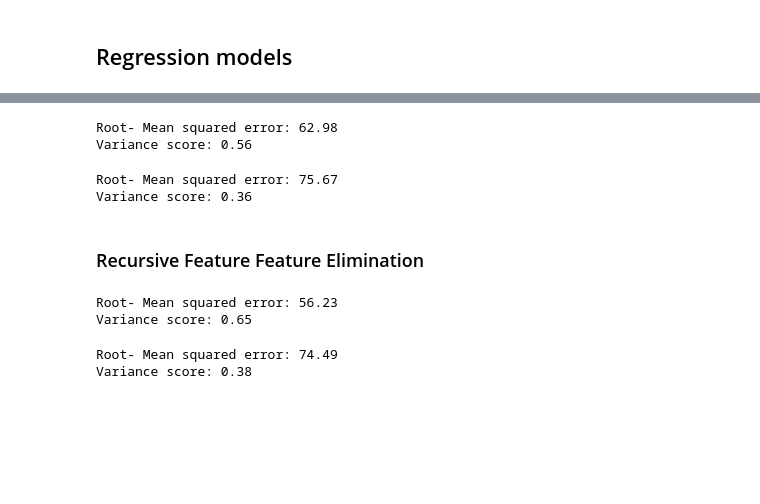
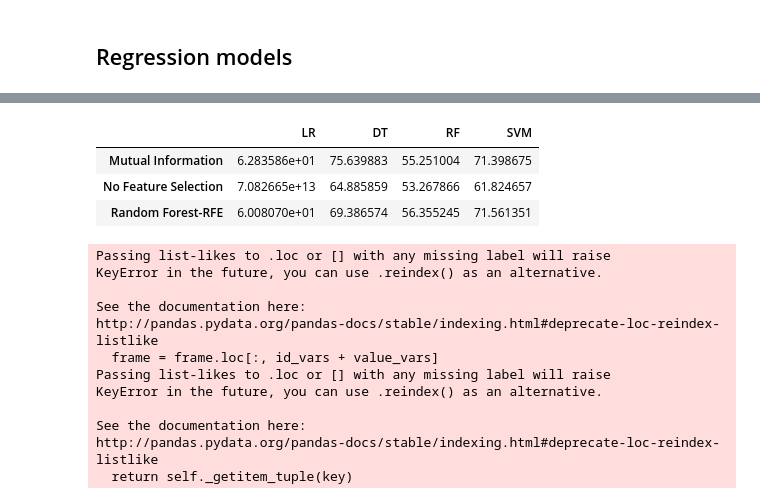
Before and after one commit to CrazyHooch1/modeliranje-tutorial, a Jupyter notebook: Tutorial 2/Final.ipynb, the cells around one changed output, grey strips where cells are left out. Drawn from its saved outputs; the diff is of its cells as text; code cells hidden in the pictures; blank space fills up the shorter version.

```diff
--- a/Tutorial 2/Final.ipynb
+++ b/Tutorial 2/Final.ipynb
@@ -250,6 +249,30 @@ Index(['BalabanJ', 'BertzCT', 'Chi0', 'Chi0v', 'Chi1n', 'Chi1v', 'Chi2v',
       dtype='object')
 # %% [markdown]
 ## Regression models
+# %%
+from collections import defaultdict
+def compare_feature_selection(models, X_train, X_test, y_train, y_test, feat_sel):
+    results_model = []
+    names_model   = []
+
+    for name, model in models:
+        results_fs = defaultdict(list)
+        for key in feat_sel:
+            # Get features
+            features = feat_sel[key]
+
+            # fit model
+            error = fit_regression_model(model, X_train[features], X_test[features], y_train, y_test)
+
+            # Add results
+            results_fs[key].append(error)
+
+        results_model.append(pd.DataFrame(results_fs))
+        names_model.append(name)
+
+    df_final = pd.concat(results_model, axis=0).T
+    df_final.columns = names_model
+    return df_final
 # %%
 def fit_regression_model(model, X_train, X_test, y_train, y_test):
     from math import sqrt
@@ -280,26 +295,7 @@ Variance score: 0.55
-# %%
-lr_model = LinearRegression()
-fit_regression_model(lr_model, X_train[important_features_mi], X_test[important_features_mi], y_train, y_test)
-# %% [output]
-Root- Mean squared error: 62.98
-Variance score: 0.56
-# %%
-dt_model = DecisionTreeRegressor(random_state=44)
-fit_regression_model(dt_model, X_train[important_features_mi], X_test[important_features_mi], y_train, y_test)
-# %% [output]
-Root- Mean squared error: 75.67
-Variance score: 0.36
-# %% [markdown]
-### Recursive Feature Feature Elimination
-# %%
-lr_model = LinearRegression()
-fit_regression_model(lr_model, X_train[important_features_rfe], X_test[important_features_rfe], y_train, y_test)
-# %% [output]
-Root- Mean squared error: 56.23
-Variance score: 0.65
-# %%
-dt_model = DecisionTreeRegressor(random_state=45)
-fit_regression_model(dt_model, X_train[important_features_rfe], X_test[important_features_rfe], y_train, y_test)
-# %% [output]
-Root- Mean squared error: 74.49
-Variance score: 0.38
+# %%
+results
+# %% [output]
+|  | LR | DT | RF | SVM |
+| Mutual Information | 6.283586e+01 | 75.639883 | 55.251004 | 71.398675 |
+| No Feature Selection | 7.082665e+13 | 64.885859 | 53.267866 | 61.824657 |
+| Random Forest-RFE | 6.008070e+01 | 69.386574 | 56.355245 | 71.561351 |
@@ -305,0 +304,15 @@ Variance score: 0.38
+# %%
+df_ = pd.melt(results, value_vars=x)
+# %% [output]
+Passing list-likes to .loc or [] with any missing label will raise
+KeyError in the future, you can use .reindex() as an alternative.
+
+See the documentation here:
+http://pandas.pydata.org/pandas-docs/stable/indexing.html#deprecate-loc-reindex-listlike
+  frame = frame.loc[:, id_vars + value_vars]
+Passing list-likes to .loc or [] with any missing label will raise
+KeyError in the future, you can use .reindex() as an alternative.
+
+See the documentation here:
+http://pandas.pydata.org/pandas-docs/stable/indexing.html#deprecate-loc-reindex-listlike
+  return self._getitem_tuple(key)
```
Also changed, not shown: parts of 15 cells of this notebook.
